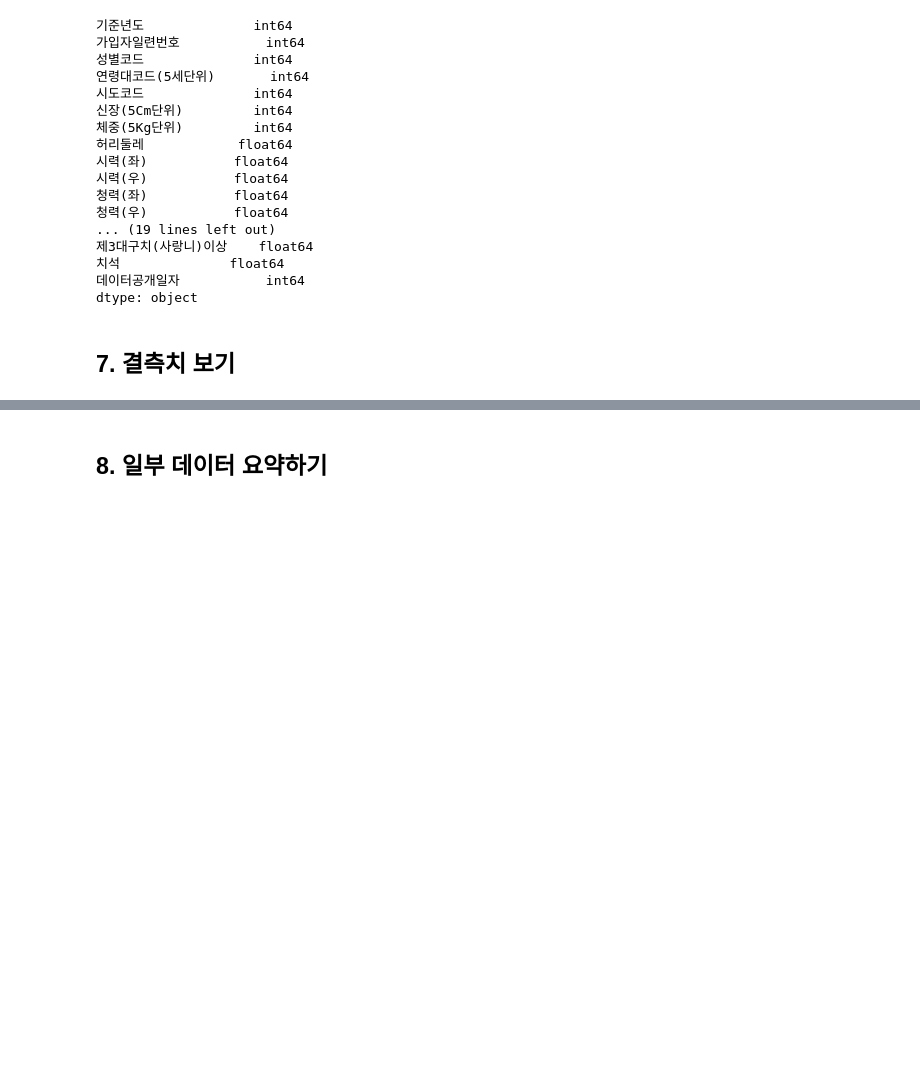
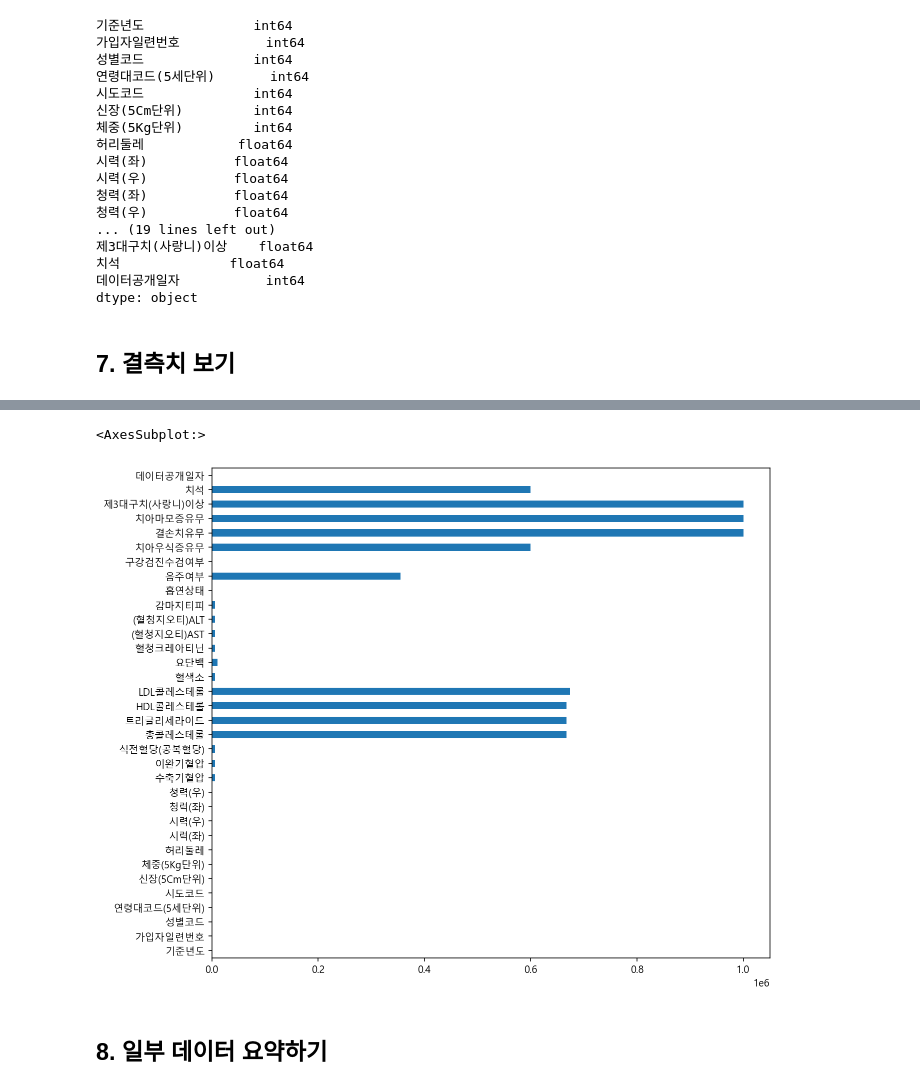
Before and after one commit to ghleex/TIL, a Jupyter notebook: 07_data_science/01_starts_ds_w_python/03_health_screening_data/01_health_screening_data.ipynb, the cells around one changed output, grey strips where cells are left out. Cells and saved outputs as stored; diff of their text form; code cells hidden in the pictures; blank space fills up the shorter version.

```diff
--- a/07_data_science/01_starts_ds_w_python/03_health_screening_data/01_health_screening_data.ipynb
+++ b/07_data_science/01_starts_ds_w_python/03_health_screening_data/01_health_screening_data.ipynb
@@ -164,4 +203,8 @@ dtype: object
 # %%
 # Pandas 에 내장된 plot 을 통해 시각화합니다.
+df.isnull().sum().plot.barh(figsize=(10, 9))
+# %% [output]
+<AxesSubplot:>
+[figure, added]
 # %% [markdown]
 ## 8. 일부 데이터 요약하기
```
Also changed, not shown: parts of 15 cells of this notebook.
